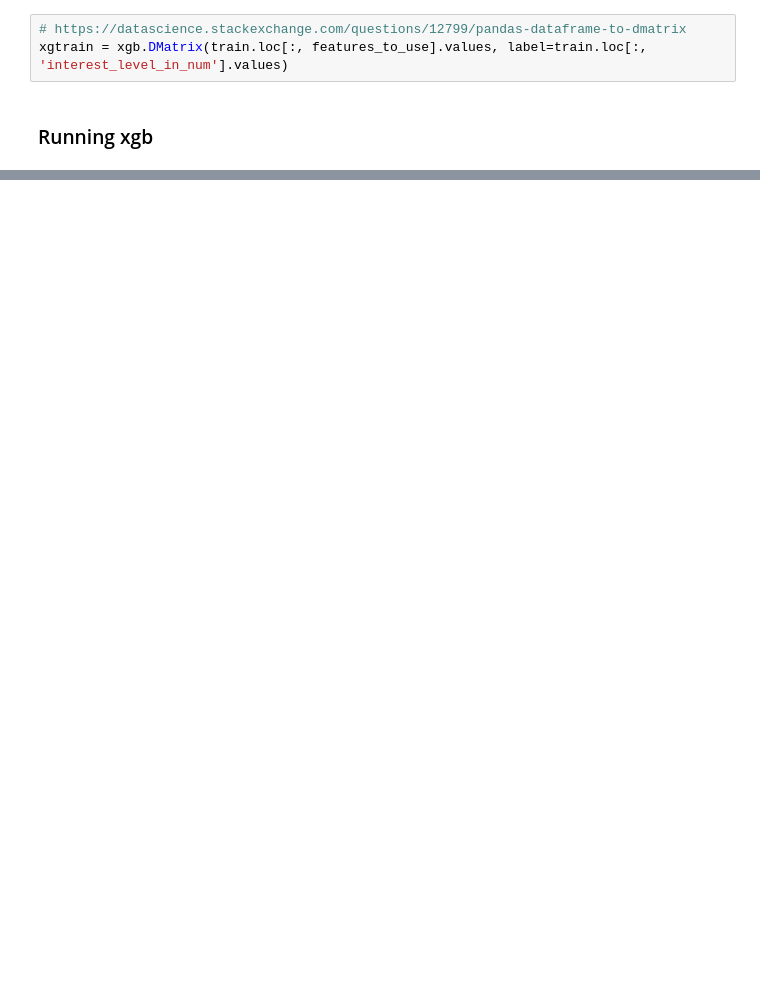
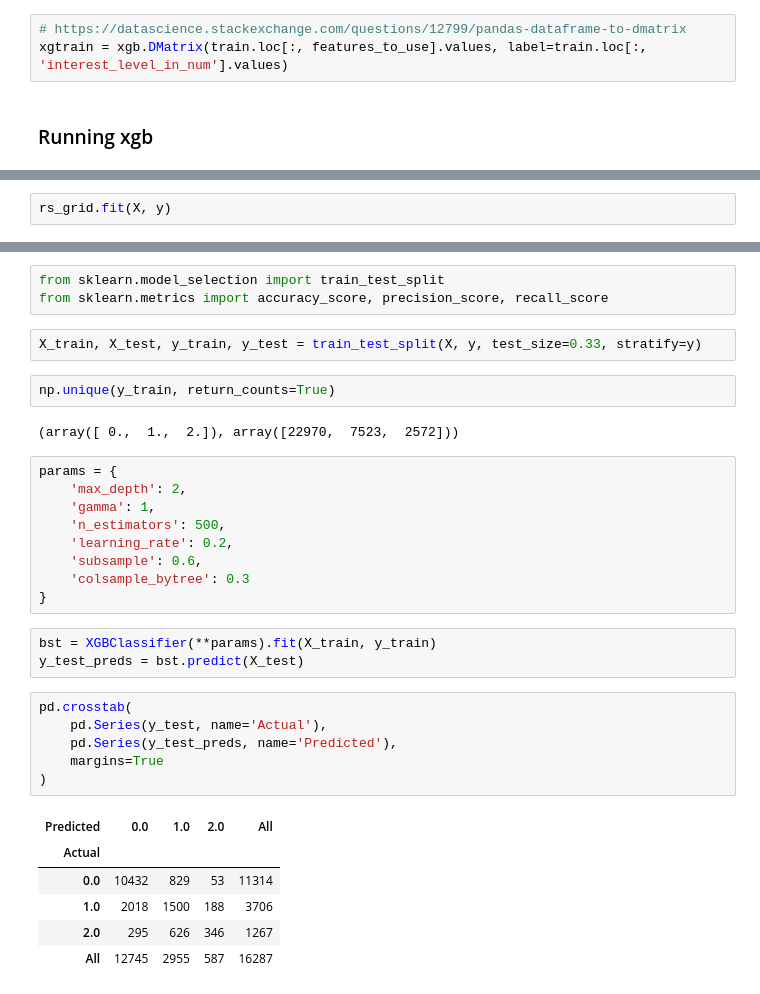
Before and after one commit to kyuni22/kagglebreak, a Jupyter notebook: rental_listing_inquiries/1705features_and_xgb.ipynb, the cells around one changed output, grey strips where cells are left out. Drawn from its saved outputs; the diff is of its cells as text; blank space fills up the shorter version.

```diff
--- a/rental_listing_inquiries/1705features_and_xgb.ipynb
+++ b/rental_listing_inquiries/1705features_and_xgb.ipynb
@@ -219,0 +506,2 @@ model = xgb.train(params, xgtrain, num_rounds)
+# %%
+rs_grid.fit(X, y)
@@ -219,0 +541,34 @@ model = xgb.train(params, xgtrain, num_rounds)
+# %%
+from sklearn.model_selection import train_test_split
+from sklearn.metrics import accuracy_score, precision_score, recall_score
+# %%
+X_train, X_test, y_train, y_test = train_test_split(X, y, test_size=0.33, stratify=y)
+# %%
+np.unique(y_train, return_counts=True)
+# %% [output]
+(array([ 0.,  1.,  2.]), array([22970,  7523,  2572]))
+# %%
+params = {
+    'max_depth': 2,
+    'gamma': 1,
+    'n_estimators': 500,
+    'learning_rate': 0.2,
+    'subsample': 0.6,
+    'colsample_bytree': 0.3
+}
+# %%
+bst = XGBClassifier(**params).fit(X_train, y_train)
+y_test_preds = bst.predict(X_test)
+# %%
+pd.crosstab(
+    pd.Series(y_test, name='Actual'),
+    pd.Series(y_test_preds, name='Predicted'),
+    margins=True
+)
+# %% [output]
+| Predicted | 0.0 | 1.0 | 2.0 | All |
+| Actual |  |  |  |  |
+| 0.0 | 10432 | 829 | 53 | 11314 |
+| 1.0 | 2018 | 1500 | 188 | 3706 |
+| 2.0 | 295 | 626 | 346 | 1267 |
+| All | 12745 | 2955 | 587 | 16287 |
```
Also changed, not shown: parts of 48 cells of this notebook, 2 other files.
